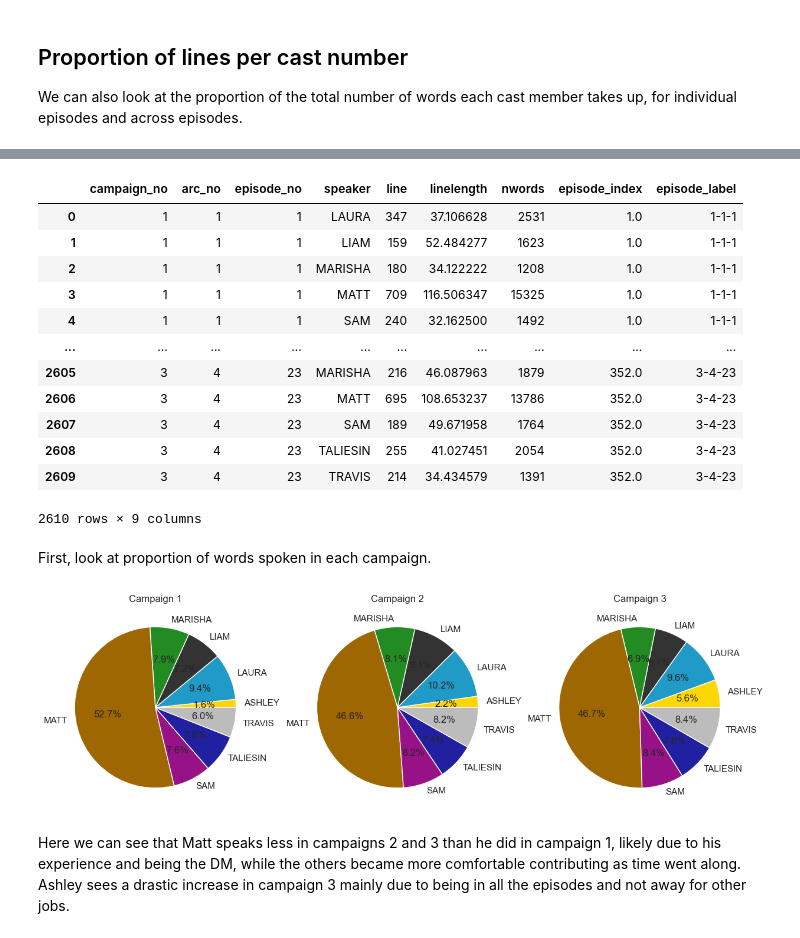
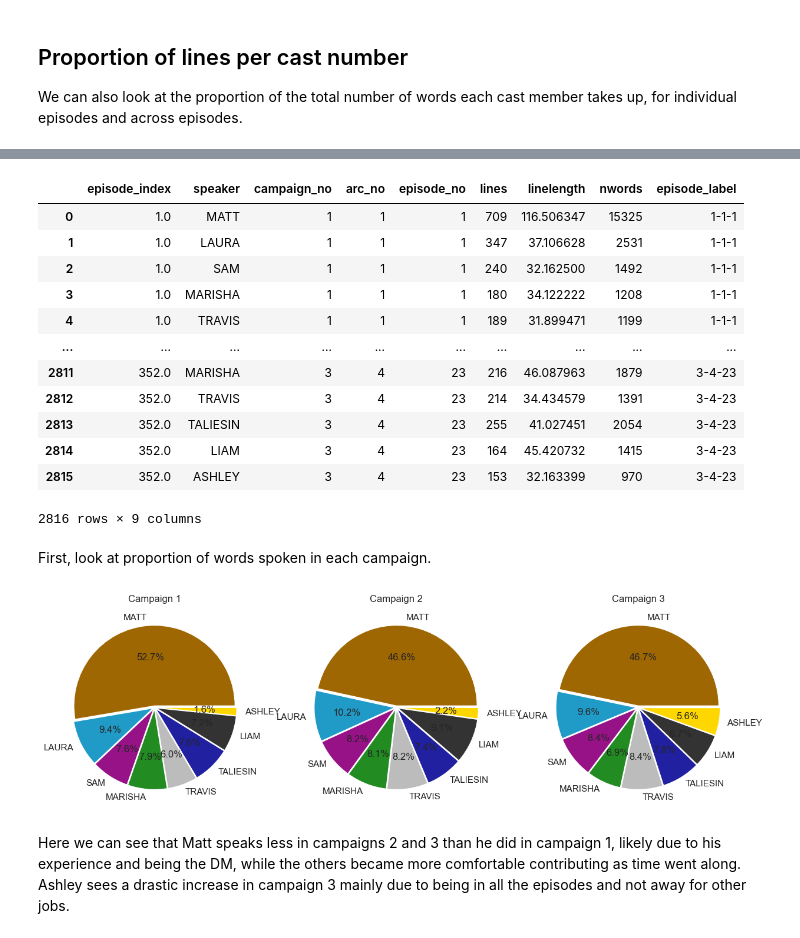
Before and after one commit to wmchad/CritRoleAI, a Jupyter notebook: notebooks/exploration/02_compare_campaigns.ipynb, the cells around one changed output, grey strips where cells are left out. Saved outputs shown, nothing was run; the diff lists cells and outputs as text; code cells hidden in the pictures.

Commit message:
new plots

```diff
--- a/notebooks/exploration/02_compare_campaigns.ipynb
+++ b/notebooks/exploration/02_compare_campaigns.ipynb
@@ -44,7 +44,7 @@ campaign_db
 | 353 | 3 | 4 | 23 | Campaign Three: Bells Hells | Campaign Three Arc 4 | The Nox Engine | section003/subsection004/episode0... | 353.0 | ... |
 353 rows × 9 columns
 # %%
-campaigns = all_episodes \
+campaigns = campaign_db \
     .groupby(['campaign_no', 'campaign']) \
     .agg({'episode': 'count', 'episode_index': ['min', 'max']}) \
     .reset_index()
@@ -155,17 +155,10 @@ per_episode_summary
 | 351 | 3 | Campaign Three: Bells Hells | 4 | 23 | 2313 | 26300 | 3-4-23 |
 352 rows × 7 columns
 # %%
-campaign_bounds = pd.DataFrame({
-    'x': per_episode_summary.index,
-    'campaign_no': per_episode_summary['campaign_no']
-}) \
-    .groupby('campaign_no') \
-    .agg({'x': ['min', 'max']}) \
-    .droplevel(axis = 1, level = 0) \
-    .reset_index() \
-    .rename(columns = {'min': 'xmin', 'max': 'xmax'})
-campaign_bounds['xmin'] = campaign_bounds['xmin'] - [5, 0.5, 0.5]
-campaign_bounds['xmax'] = campaign_bounds['xmax'] + [0.5, 0.5, 5]
+campaign_bounds = campaigns[['campaign_no', 'episode_index_min', 'episode_index_max']] \
+    .rename(columns = {'episode_index_min': 'xmin', 'episode_index_max': 'xmax'})
+campaign_bounds['xmin'] -= [5, 0.5, 0.5]
+campaign_bounds['xmax'] += [0.5, 0.5, 5]
 xmin = campaign_bounds['xmin'].min()
 xmax = campaign_bounds['xmax'].max()
 ymax = math.ceil(per_episode_summary['lines'].max() / 1000) * 1000
@@ -286,0 +267,6 @@ main_cast_transcripts
+# %%
+from pandas.api.types import CategoricalDtype
+speaker_cat_type = CategoricalDtype(cast.keys(), ordered = True)
+main_cast_transcripts = transcripts[transcripts['speaker'].isin(cast.keys())].reset_index()
+main_cast_transcripts['speaker'] = main_cast_transcripts['speaker'].astype(speaker_cat_type)
+main_cast_transcripts.sort_values('speaker')
@@ -314,38 +314,46 @@ campaign_lines_summary
 episode_summary = main_cast_transcripts.groupby(['campaign_no', 'arc_no', 'episode_no', 'speaker'], observed = True, as_index = False).agg({'line': 'count', 'linelength': 'mean', 'nwords': 'sum'})
 episode_summary['episode_index'] = (episode_summary['campaign_no'] * 1000 + episode_summary['arc_no'] * 100 + episode_summary['episode_no']).rank(method = 'dense')
 episode_summary['episode_label'] = episode_summary['campaign_no'].astype(str) + '-' + episode_summary['arc_no'].astype(str) + '-' + episode_summary['episode_no'].astype(str)
+episode_summary.sort_values(by = ['episode_index', 'speaker'], inplace = True)
+episode_summary.rename(columns = {'line': 'lines'}, inplace = True)
+episode_summary = episode_summary \
+    .set_index(['episode_index', 'speaker']) \
+    .unstack(fill_value = 0) \
+    .stack() \
+    .reset_index()
 episode_summary
 # %% [output]
-|  | campaign_no | arc_no | episode_no | speaker | line | linelength | nwords | episode_index | episode_label |
-| 0 | 1 | 1 | 1 | LAURA | 347 | 37.106628 | 2531 | 1.0 | 1-1-1 |
-| 1 | 1 | 1 | 1 | LIAM | 159 | 52.484277 | 1623 | 1.0 | 1-1-1 |
-| 2 | 1 | 1 | 1 | MARISHA | 180 | 34.122222 | 1208 | 1.0 | 1-1-1 |
-| 3 | 1 | 1 | 1 | MATT | 709 | 116.506347 | 15325 | 1.0 | 1-1-1 |
-| 4 | 1 | 1 | 1 | SAM | 240 | 32.162500 | 1492 | 1.0 | 1-1-1 |
+|  | episode_index | speaker | campaign_no | arc_no | episode_no | lines | linelength | nwords | episode_label |
+| 0 | 1.0 | MATT | 1 | 1 | 1 | 709 | 116.506347 | 15325 | 1-1-1 |
+| 1 | 1.0 | LAURA | 1 | 1 | 1 | 347 | 37.106628 | 2531 | 1-1-1 |
+| 2 | 1.0 | SAM | 1 | 1 | 1 | 240 | 32.162500 | 1492 | 1-1-1 |
+| 3 | 1.0 | MARISHA | 1 | 1 | 1 | 180 | 34.122222 | 1208 | 1-1-1 |
+| 4 | 1.0 | TRAVIS | 1 | 1 | 1 | 189 | 31.899471 | 1199 | 1-1-1 |
 | ... | ... | ... | ... | ... | ... | ... | ... | ... | ... |
-| 2605 | 3 | 4 | 23 | MARISHA | 216 | 46.087963 | 1879 | 352.0 | 3-4-23 |
-| 2606 | 3 | 4 | 23 | MATT | 695 | 108.653237 | 13786 | 352.0 | 3-4-23 |
-| 2607 | 3 | 4 | 23 | SAM | 189 | 49.671958 | 1764 | 352.0 | 3-4-23 |
-| 2608 | 3 | 4 | 23 | TALIESIN | 255 | 41.027451 | 2054 | 352.0 | 3-4-23 |
-| 2609 | 3 | 4 | 23 | TRAVIS | 214 | 34.434579 | 1391 | 352.0 | 3-4-23 |
+| 2811 | 352.0 | MARISHA | 3 | 4 | 23 | 216 | 46.087963 | 1879 | 3-4-23 |
+| 2812 | 352.0 | TRAVIS | 3 | 4 | 23 | 214 | 34.434579 | 1391 | 3-4-23 |
+| 2813 | 352.0 | TALIESIN | 3 | 4 | 23 | 255 | 41.027451 | 2054 | 3-4-23 |
+| 2814 | 352.0 | LIAM | 3 | 4 | 23 | 164 | 45.420732 | 1415 | 3-4-23 |
+| 2815 | 352.0 | ASHLEY | 3 | 4 | 23 | 153 | 32.163399 | 970 | 3-4-23 |
-2610 rows × 9 columns
+2816 rows × 9 columns
 # %% [markdown]
 First, look at proportion of words spoken in each campaign.
 # %%
 fig, axes = plt.subplots(1, 3, figsize = (15, 30))
 
 for i in [1, 2, 3]:
     c_summary = campaign_lines_summary[campaign_lines_summary['campaign_no'] == i]
     axes[i - 1].pie(
         c_summary['nwords'],
         labels  = c_summary['speaker'],
         autopct = '%1.1f%%',
-        colors  = [cast[x]['color'] for x in c_summary['speaker']]
+        colors  = [cast[x]['color'] for x in c_summary['speaker']],
+        explode = [0.02] * len(cast)
     )
     axes[i - 1].set_title(f'Campaign {i}')
 
 plt.show()
 # %% [output]
-[figure, old version]
+[figure, new version]
 # %% [markdown]
 Here we can see that Matt speaks less in campaigns 2 and 3 than he did in campaign 1, likely due to his experience and being the DM, while the others became more comfortable contributing as time went along. Ashley sees a drastic increase in campaign 3 mainly due to being in all the episodes and not away for other jobs.
```
Also changed, not shown: parts of 20 cells of this notebook.
